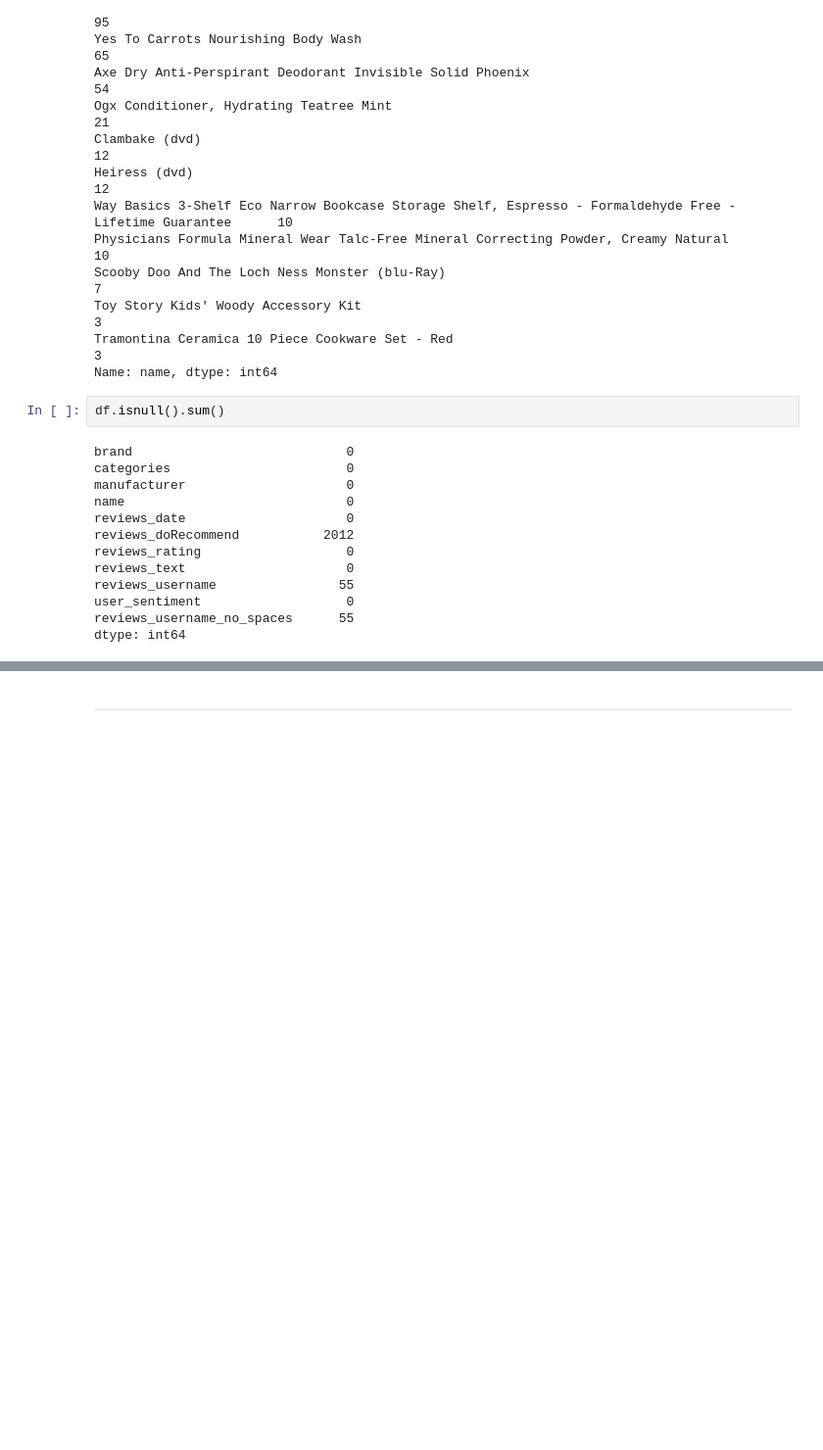
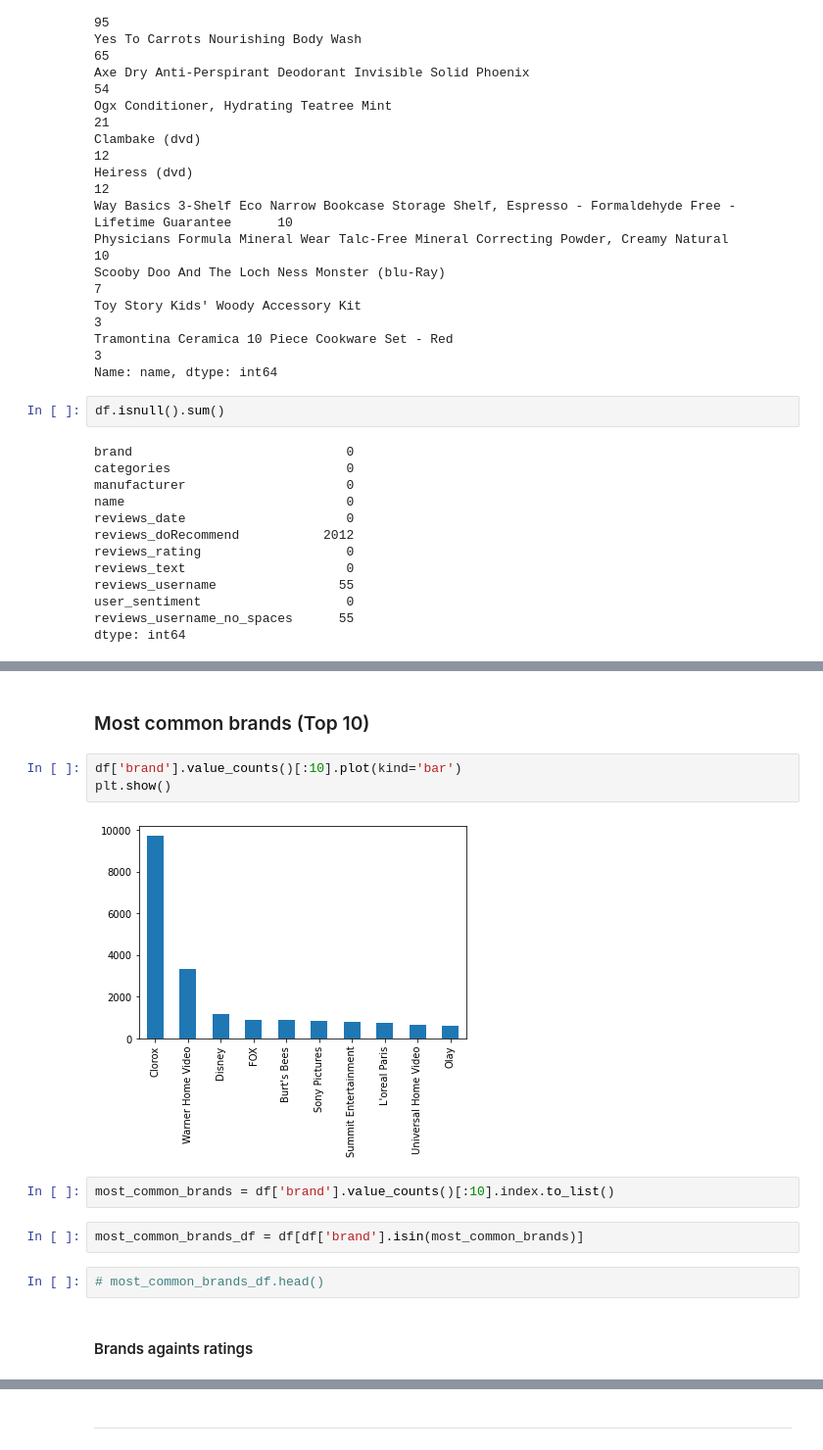
Before and after one commit to ayushxx7/SentimentBasedProductRecommendationSystem, a Jupyter notebook: capstone.ipynb, the cells around one changed output, grey strips where cells are left out. Shown: that part at 98% size. Drawn from its saved outputs; the diff is of its cells as text; blank space fills up the shorter version.

```diff
--- a/capstone.ipynb
+++ b/capstone.ipynb
@@ -1247,0 +1304,15 @@ df.pivot_table(
+# %% [markdown]
+### Most common brands (Top 10)
+# %%
+df['brand'].value_counts()[:10].plot(kind='bar')
+plt.show()
+# %% [output]
+[figure, added]
+# %%
+most_common_brands = df['brand'].value_counts()[:10].index.to_list()
+# %%
+most_common_brands_df = df[df['brand'].isin(most_common_brands)]
+# %%
+# most_common_brands_df.head()
+# %% [markdown]
+#### Brands againts ratings
```
Also changed, not shown: parts of 73 cells of this notebook, 1 other file.
